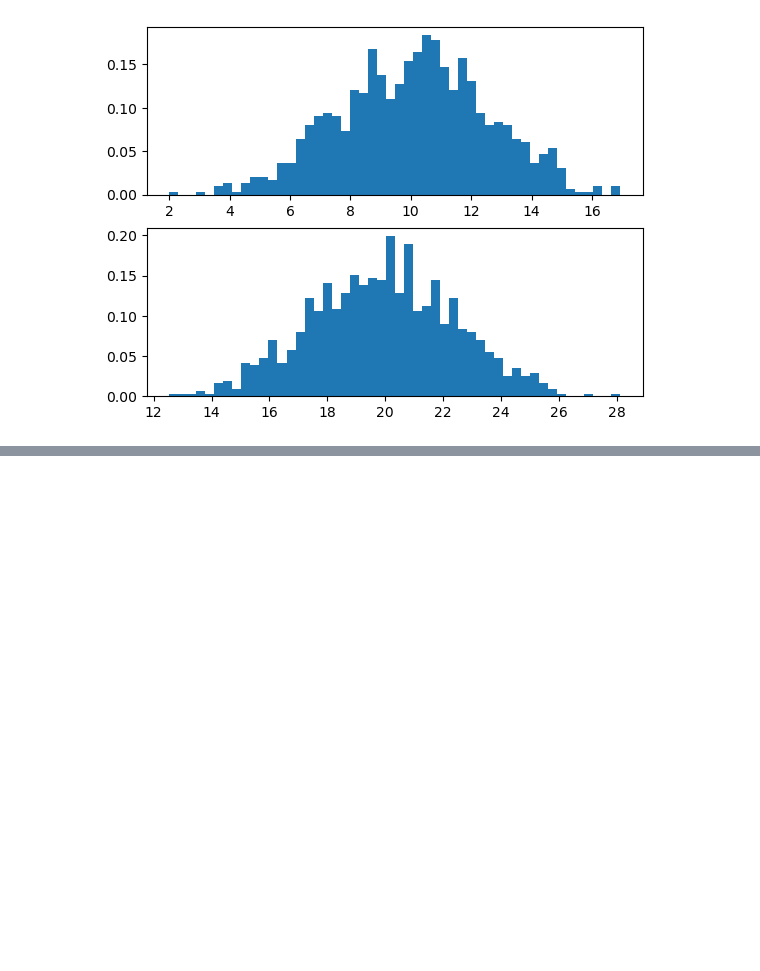
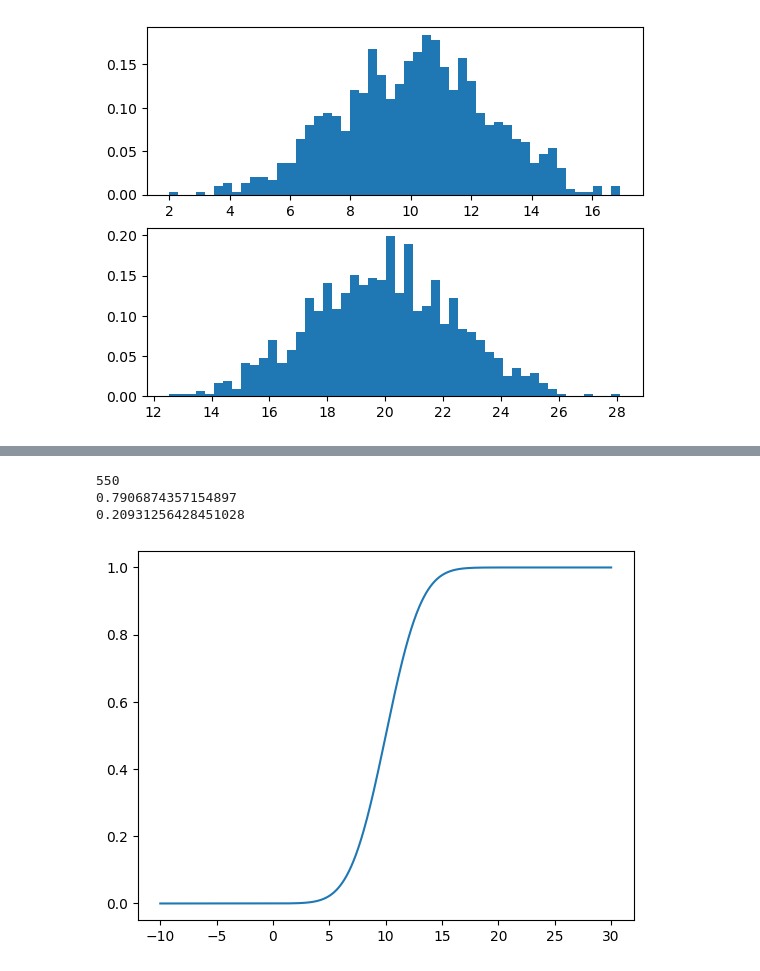
Before and after one commit to ejejeieei/CCNSS, a Jupyter notebook: ccnss2017_students-master/ccnss2017_students-master/module1/1_signal_detection_theory/signal_detection_theory.ipynb, the cells around one changed output, grey strips where cells are left out. Saved outputs shown, nothing was run; the diff lists cells and outputs as text; code cells hidden in the pictures; blank space fills up the shorter version.

```diff
--- a/ccnss2017_students-master/ccnss2017_students-master/module1/1_signal_detection_theory/signal_detection_theory.ipynb
+++ b/ccnss2017_students-master/ccnss2017_students-master/module1/1_signal_detection_theory/signal_detection_theory.ipynb
@@ -146,0 +143,19 @@ array([[0., 0., 0.],
+# %%
+mu1 = 10
+sigma = 2.5
+length = 1000
+threshold = 12
+x2 = np.linspace(-10,30,1000)
+y2 = scipy.stats.norm.cdf(x2,loc=10,scale=2.5)
+y2_0 = scipy.stats.norm.sf(x2,loc=10,scale=2.5)
+print(np.min(np.argwhere(x2>threshold)))
+print(y2[np.min(np.argwhere(x2>threshold))])
+print(y2_0[np.min(np.argwhere(x2>threshold))])
+_,axis = plt.subplots(1,1)
+axis.plot(x2,y2)
+plt.show()
+# %% [output]
+550
+0.7906874357154897
+0.20931256428451028
+[figure, added]
```
Also changed, not shown: parts of 5 cells of this notebook, 1 other file.
